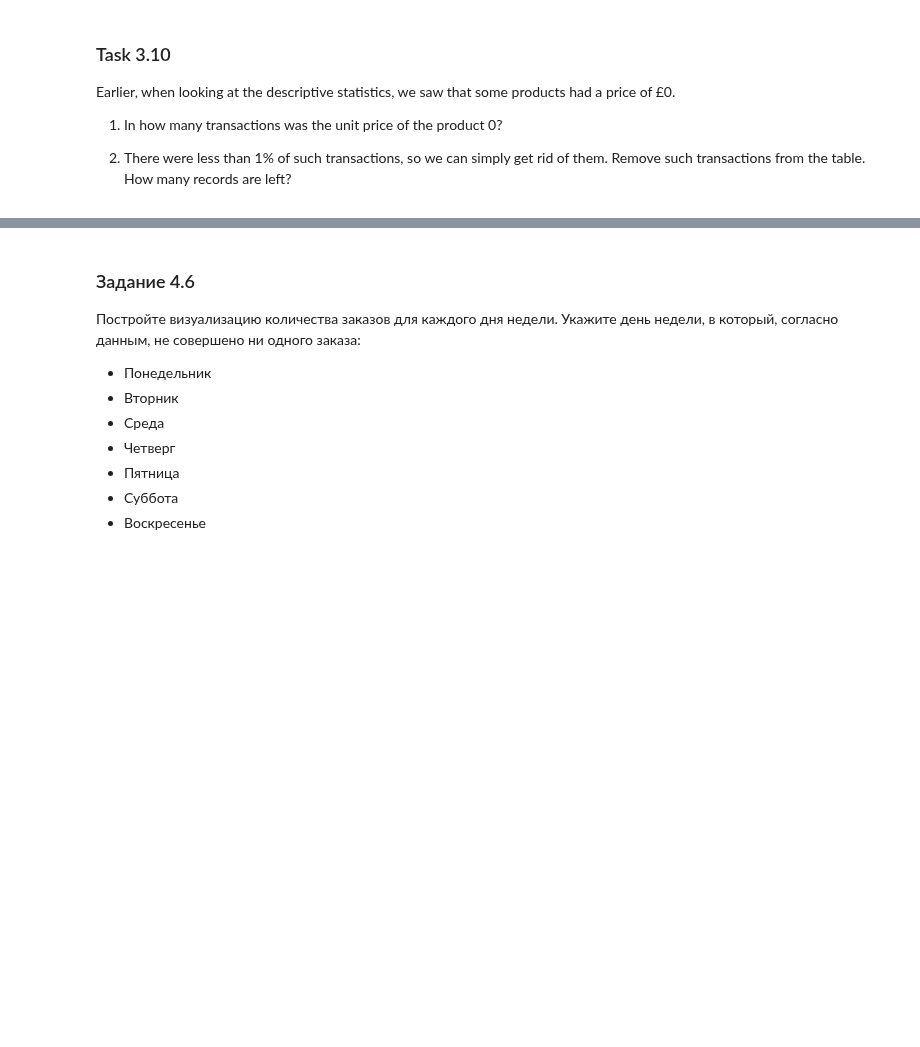
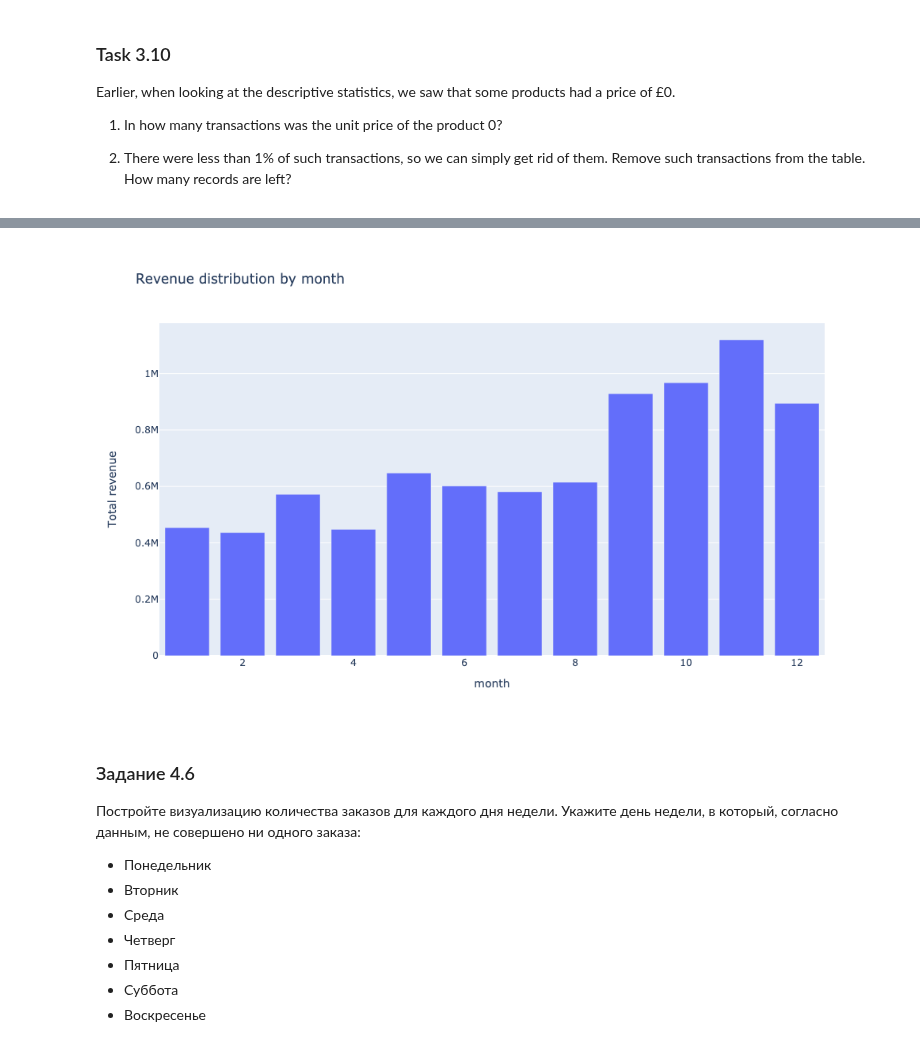
Before and after one commit to helios12/DataScienceProjects, a Jupyter notebook: projects/project-6/Project-6.Customer_segmentation.ipynb, the cells around one changed output, grey strips where cells are left out. Cells and saved outputs as stored; diff of their text form; code cells hidden in the pictures; blank space fills up the shorter version.

```diff
--- a/projects/project-6/Project-6.Customer_segmentation.ipynb
+++ b/projects/project-6/Project-6.Customer_segmentation.ipynb
@@ -546,3 +632,29 @@ TypeError: 'int' object is not subscriptable
+# %%
+data['month'] = data['InvoiceDate'].dt.month
+data['day_of_week'] = data['InvoiceDate'].dt.day_of_week
+data['hour'] = data['InvoiceDate'].dt.hour
+
+data_month = (
+    data.groupby('month', as_index=False)['total_price']
+    .agg('sum')
+    .sort_values('total_price', ascending=False)
+)
+
+
+
+fig = px.bar(
+    data_month,
+    x='month',
+    y='total_price',
+    width=1000,
+    height=600,
+    title='Revenue distribution by month'
+).update_layout(
+    yaxis_title='Total revenue'
+)
+fig.show('png')
+# %% [output]
+[figure, added]
 # %% [markdown]
 ### Задание 4.6
 Постройте визуализацию количества заказов для каждого дня недели. Укажите день недели, в который, согласно данным, не совершено ни одного заказа:
```
Also changed, not shown: parts of 27 cells of this notebook, 1 other file.
